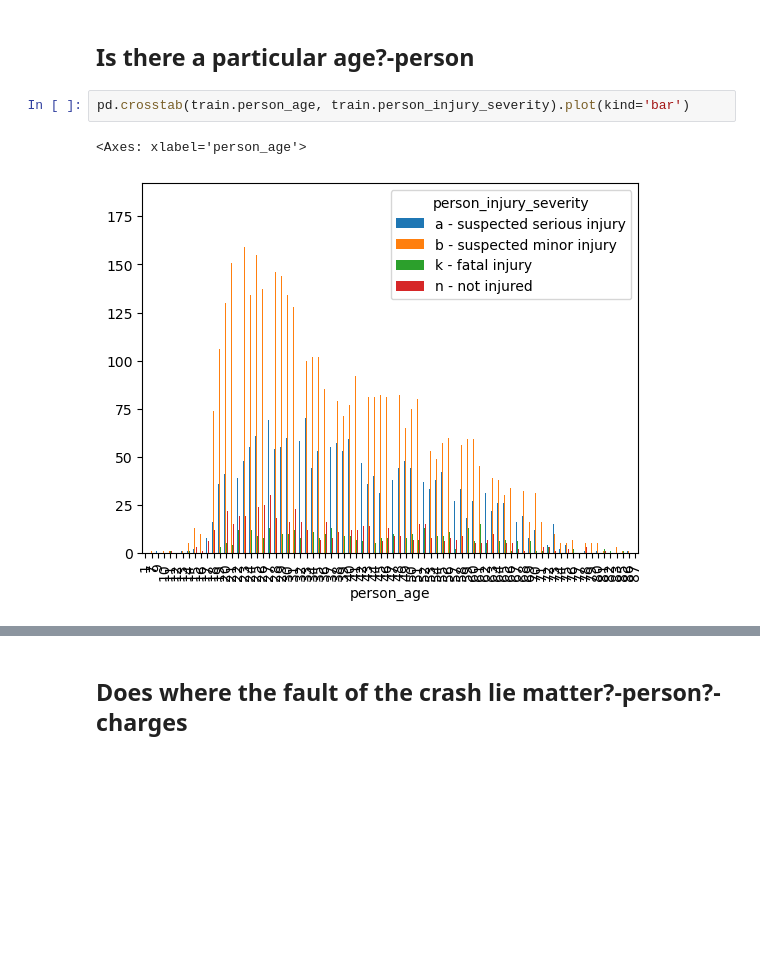
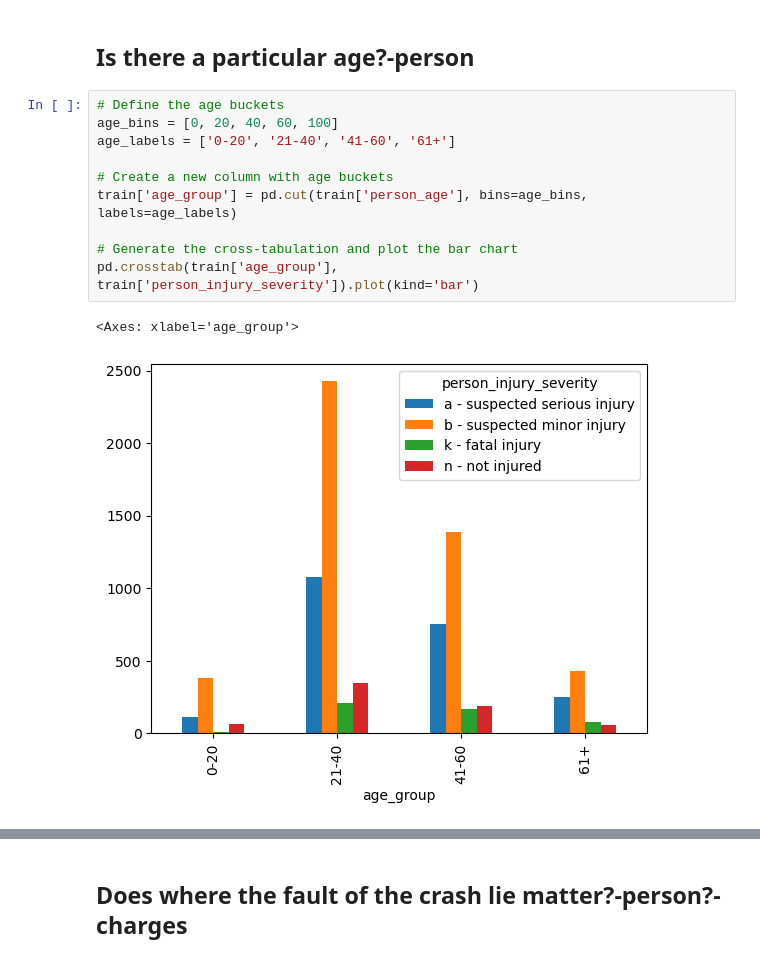
Before and after one commit to tex-wrex/tex-wrex, a Jupyter notebook: Fermin/explore.ipynb, the cells around one changed output, grey strips where cells are left out. Cells and saved outputs as stored; diff of their text form; blank space fills up the shorter version.

```diff
--- a/Fermin/explore.ipynb
+++ b/Fermin/explore.ipynb
@@ -160,7 +160,15 @@ Degrees of freedom: 3
 # %% [markdown]
 ## Is there a particular age?-person
 # %%
-pd.crosstab(train.person_age, train.person_injury_severity).plot(kind='bar')
+# Define the age buckets
+age_bins = [0, 20, 40, 60, 100]
+age_labels = ['0-20', '21-40', '41-60', '61+']
+
+# Create a new column with age buckets
+train['age_group'] = pd.cut(train['person_age'], bins=age_bins, labels=age_labels)
+
+# Generate the cross-tabulation and plot the bar chart
+pd.crosstab(train['age_group'], train['person_injury_severity']).plot(kind='bar')
 # %% [output]
-<Axes: xlabel='person_age'>
+<Axes: xlabel='age_group'>
-[figure, old version]
+[figure, new version]
```
Also changed, not shown: parts of 3 cells of this notebook.
